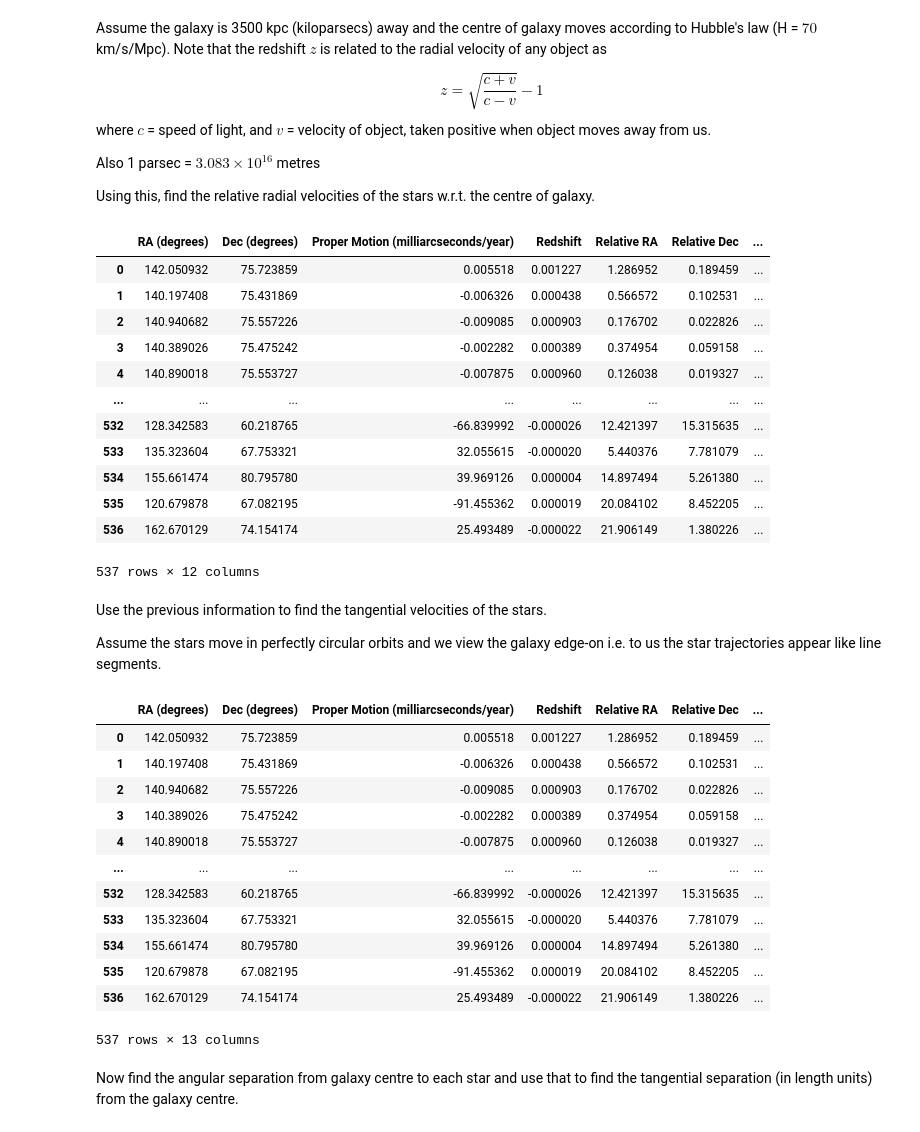
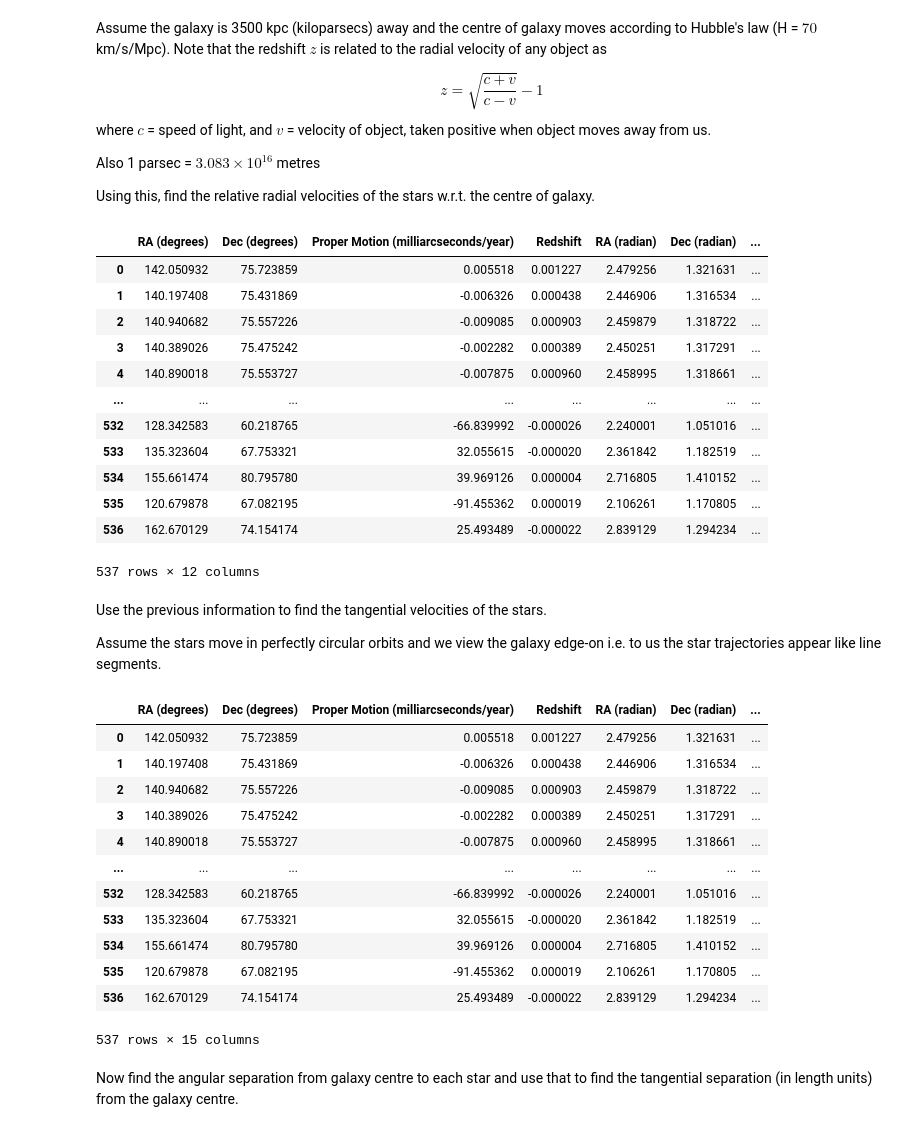
Before and after one commit to rahule-1999/KSP, a Jupyter notebook: Problem_StatementGC.ipynb, the cells around one changed output. Saved outputs shown, nothing was run; the diff lists cells and outputs as text; code cells hidden in the pictures.

```diff
--- a/Problem_StatementGC.ipynb
+++ b/Problem_StatementGC.ipynb
@@ -18,7 +18,12 @@ Open the CSV file, find the relative RA/Dec difference of each star w.r.t. the g
 import numpy as np
 import pandas as pd
 df = pd.read_csv('darkmatter.csv')
-df['Relative RA'] = abs(df['RA (degrees)'] - 140.76398)
-df['Relative Dec'] = abs(df['Dec (degrees)'] - 75.5344)
-df['Angular Separation (radian)'] = (2*np.arcsin(np.sqrt((np.sin(df['Relative RA']/2)**2)*np.cos(75.5344)*np.cos(df['Dec (degrees)'])+(np.sin(df['Relative Dec']/2)**2))))*np.pi/180
-print(df)
+df['RA (radian)'] = df['RA (degrees)']*(np.pi/180)
+df['Dec (radian)'] = df['Dec (degrees)']*(np.pi/180)
+df['Proper Motion (radian/sec)'] = df['Proper Motion (milliarcseconds/year)'] * 1.537*10**(-16)
+galaxy_ra = 140.76398*(np.pi/180)
+galaxy_dec = 75.5344*(np.pi/180)
+df['Relative RA'] = (df['RA (radian)'] - galaxy_ra)
+df['Relative Dec'] = (df['Dec (radian)'] - galaxy_dec)
+df['Angular Separation (radian)'] = np.arccos(np.cos(df['Relative RA'])*np.cos(galaxy_dec)*np.cos(df['Dec (radian)'])+np.sin(galaxy_dec)*np.sin(df['Dec (radian)']))
+#df['Angular Separation (radian)'] = (2*np.arcsin(np.sqrt((np.sin(df['Relative RA']/2)**2)*np.cos(galaxy_dec)*np.cos(df['Dec (radian)'])+(np.sin(df['Relative Dec']/2)**2))))
@@ -52,22 +55,22 @@ Using this, find the relative radial velocities of the stars w.r.t. the centre o
 # %%
 #code
 c = 3*(10**8)
-df['Radial velocity'] = (c*((df['Redshift']+1)**2-1))/((df['Redshift']+1)**2+1)
-df['Relative Radial velocity'] = abs(245000-df['Radial velocity'])
+df['Radial velocity'] = (c*(((df['Redshift']+1)**2)-1))/(((df['Redshift']+1)**2)+1)
+df['Relative Radial velocity'] = abs(df['Radial velocity']-245000)
 df
 # %% [output]
-|  | RA (degrees) | Dec (degrees) | Proper Motion (milliarcseconds/year) | Redshift | Relative RA | Relative Dec | ... |
-| 0 | 142.050932 | 75.723859 | 0.005518 | 0.001227 | 1.286952 | 0.189459 | ... |
-| 1 | 140.197408 | 75.431869 | -0.006326 | 0.000438 | 0.566572 | 0.102531 | ... |
-| 2 | 140.940682 | 75.557226 | -0.009085 | 0.000903 | 0.176702 | 0.022826 | ... |
-| 3 | 140.389026 | 75.475242 | -0.002282 | 0.000389 | 0.374954 | 0.059158 | ... |
-| 4 | 140.890018 | 75.553727 | -0.007875 | 0.000960 | 0.126038 | 0.019327 | ... |
+|  | RA (degrees) | Dec (degrees) | Proper Motion (milliarcseconds/year) | Redshift | RA (radian) | Dec (radian) | ... |
+| 0 | 142.050932 | 75.723859 | 0.005518 | 0.001227 | 2.479256 | 1.321631 | ... |
+| 1 | 140.197408 | 75.431869 | -0.006326 | 0.000438 | 2.446906 | 1.316534 | ... |
+| 2 | 140.940682 | 75.557226 | -0.009085 | 0.000903 | 2.459879 | 1.318722 | ... |
+| 3 | 140.389026 | 75.475242 | -0.002282 | 0.000389 | 2.450251 | 1.317291 | ... |
+| 4 | 140.890018 | 75.553727 | -0.007875 | 0.000960 | 2.458995 | 1.318661 | ... |
 | ... | ... | ... | ... | ... | ... | ... | ... |
-| 532 | 128.342583 | 60.218765 | -66.839992 | -0.000026 | 12.421397 | 15.315635 | ... |
-| 533 | 135.323604 | 67.753321 | 32.055615 | -0.000020 | 5.440376 | 7.781079 | ... |
-| 534 | 155.661474 | 80.795780 | 39.969126 | 0.000004 | 14.897494 | 5.261380 | ... |
-| 535 | 120.679878 | 67.082195 | -91.455362 | 0.000019 | 20.084102 | 8.452205 | ... |
-| 536 | 162.670129 | 74.154174 | 25.493489 | -0.000022 | 21.906149 | 1.380226 | ... |
+| 532 | 128.342583 | 60.218765 | -66.839992 | -0.000026 | 2.240001 | 1.051016 | ... |
+| 533 | 135.323604 | 67.753321 | 32.055615 | -0.000020 | 2.361842 | 1.182519 | ... |
+| 534 | 155.661474 | 80.795780 | 39.969126 | 0.000004 | 2.716805 | 1.410152 | ... |
+| 535 | 120.679878 | 67.082195 | -91.455362 | 0.000019 | 2.106261 | 1.170805 | ... |
+| 536 | 162.670129 | 74.154174 | 25.493489 | -0.000022 | 2.839129 | 1.294234 | ... |
 537 rows × 12 columns
 # %% [markdown]
 Use the previous information to find the tangential velocities of the stars.
@@ -75,24 +78,24 @@ Use the previous information to find the tangential velocities of the stars.
 Assume the stars move in perfectly circular orbits and we view the galaxy edge-on i.e. to us the star trajectories appear like line segments.
 # %%
 #code
-df['Transverse velocity'] = 3500000*df['Proper Motion (milliarcseconds/year)']
-df['Relative transverse velocity'] = abs(df['Transverse velocity'])
-df['tan theta'] = df['Relative Radial velocity']/df['Relative transverse velocity']
+df['Tangential velocity'] = 3500000*3.083*(10**16)*df['Proper Motion (radian/sec)']
+df['Relative Tangential velocity'] = (df['Tangential velocity'])
+df['theta'] = df['Relative Radial velocity']/df['Relative Tangential velocity']
 df
 # %% [output]
-|  | RA (degrees) | Dec (degrees) | Proper Motion (milliarcseconds/year) | Redshift | Relative RA | Relative Dec | ... |
-| 0 | 142.050932 | 75.723859 | 0.005518 | 0.001227 | 1.286952 | 0.189459 | ... |
-| 1 | 140.197408 | 75.431869 | -0.006326 | 0.000438 | 0.566572 | 0.102531 | ... |
-| 2 | 140.940682 | 75.557226 | -0.009085 | 0.000903 | 0.176702 | 0.022826 | ... |
-| 3 | 140.389026 | 75.475242 | -0.002282 | 0.000389 | 0.374954 | 0.059158 | ... |
-| 4 | 140.890018 | 75.553727 | -0.007875 | 0.000960 | 0.126038 | 0.019327 | ... |
+|  | RA (degrees) | Dec (degrees) | Proper Motion (milliarcseconds/year) | Redshift | RA (radian) | Dec (radian) | ... |
+| 0 | 142.050932 | 75.723859 | 0.005518 | 0.001227 | 2.479256 | 1.321631 | ... |
+| 1 | 140.197408 | 75.431869 | -0.006326 | 0.000438 | 2.446906 | 1.316534 | ... |
+| 2 | 140.940682 | 75.557226 | -0.009085 | 0.000903 | 2.459879 | 1.318722 | ... |
+| 3 | 140.389026 | 75.475242 | -0.002282 | 0.000389 | 2.450251 | 1.317291 | ... |
+| 4 | 140.890018 | 75.553727 | -0.007875 | 0.000960 | 2.458995 | 1.318661 | ... |
 | ... | ... | ... | ... | ... | ... | ... | ... |
-| 532 | 128.342583 | 60.218765 | -66.839992 | -0.000026 | 12.421397 | 15.315635 | ... |
-| 533 | 135.323604 | 67.753321 | 32.055615 | -0.000020 | 5.440376 | 7.781079 | ... |
-| 534 | 155.661474 | 80.795780 | 39.969126 | 0.000004 | 14.897494 | 5.261380 | ... |
-| 535 | 120.679878 | 67.082195 | -91.455362 | 0.000019 | 20.084102 | 8.452205 | ... |
-| 536 | 162.670129 | 74.154174 | 25.493489 | -0.000022 | 21.906149 | 1.380226 | ... |
+| 532 | 128.342583 | 60.218765 | -66.839992 | -0.000026 | 2.240001 | 1.051016 | ... |
+| 533 | 135.323604 | 67.753321 | 32.055615 | -0.000020 | 2.361842 | 1.182519 | ... |
+| 534 | 155.661474 | 80.795780 | 39.969126 | 0.000004 | 2.716805 | 1.410152 | ... |
+| 535 | 120.679878 | 67.082195 | -91.455362 | 0.000019 | 2.106261 | 1.170805 | ... |
+| 536 | 162.670129 | 74.154174 | 25.493489 | -0.000022 | 2.839129 | 1.294234 | ... |
-537 rows × 13 columns
+537 rows × 15 columns
 # %% [markdown]
 Now find the angular separation from galaxy centre to each star and use that to find the tangential separation (in length units) from the galaxy centre.
 # %%
```
Also changed, not shown: parts of 4 cells of this notebook.
